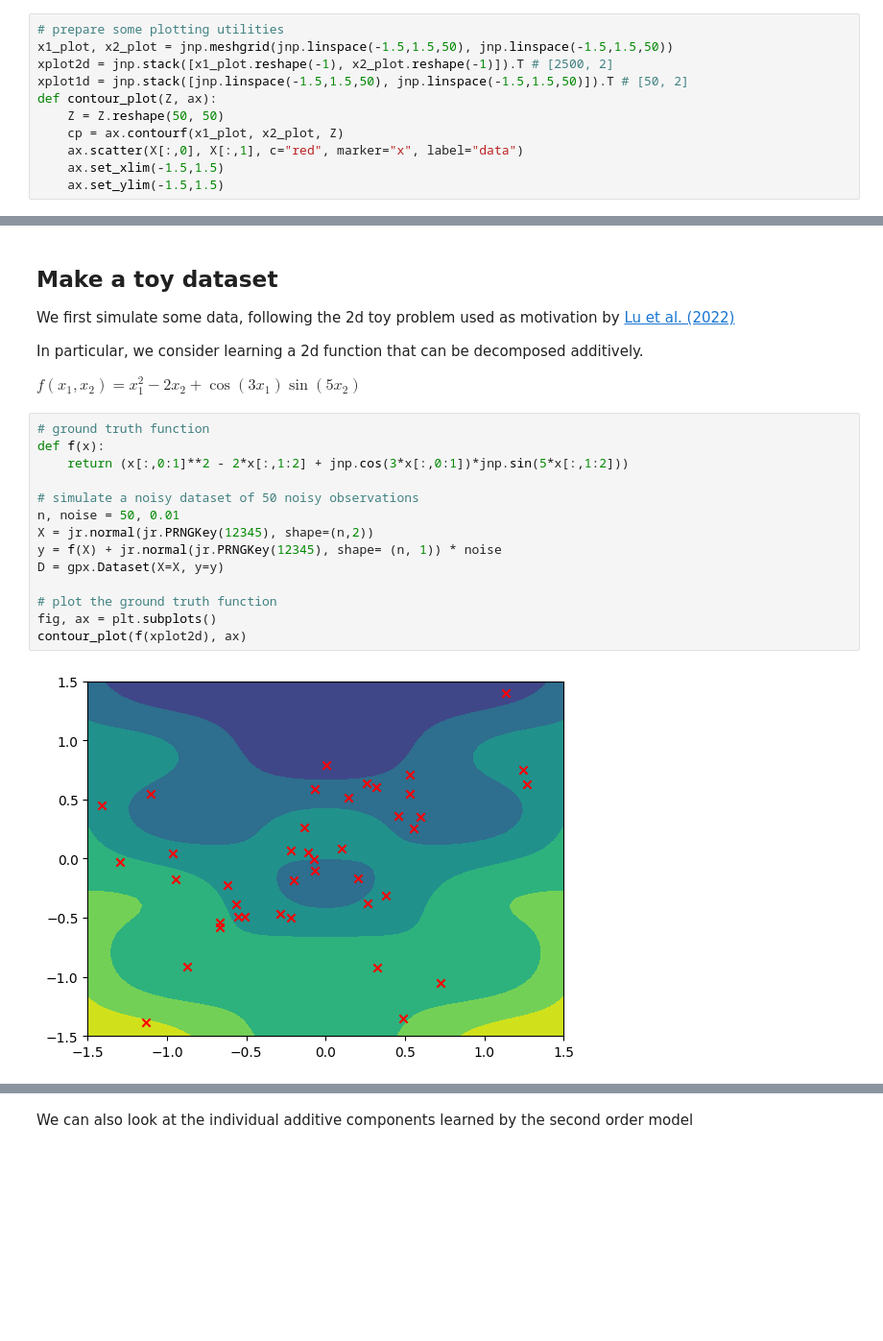
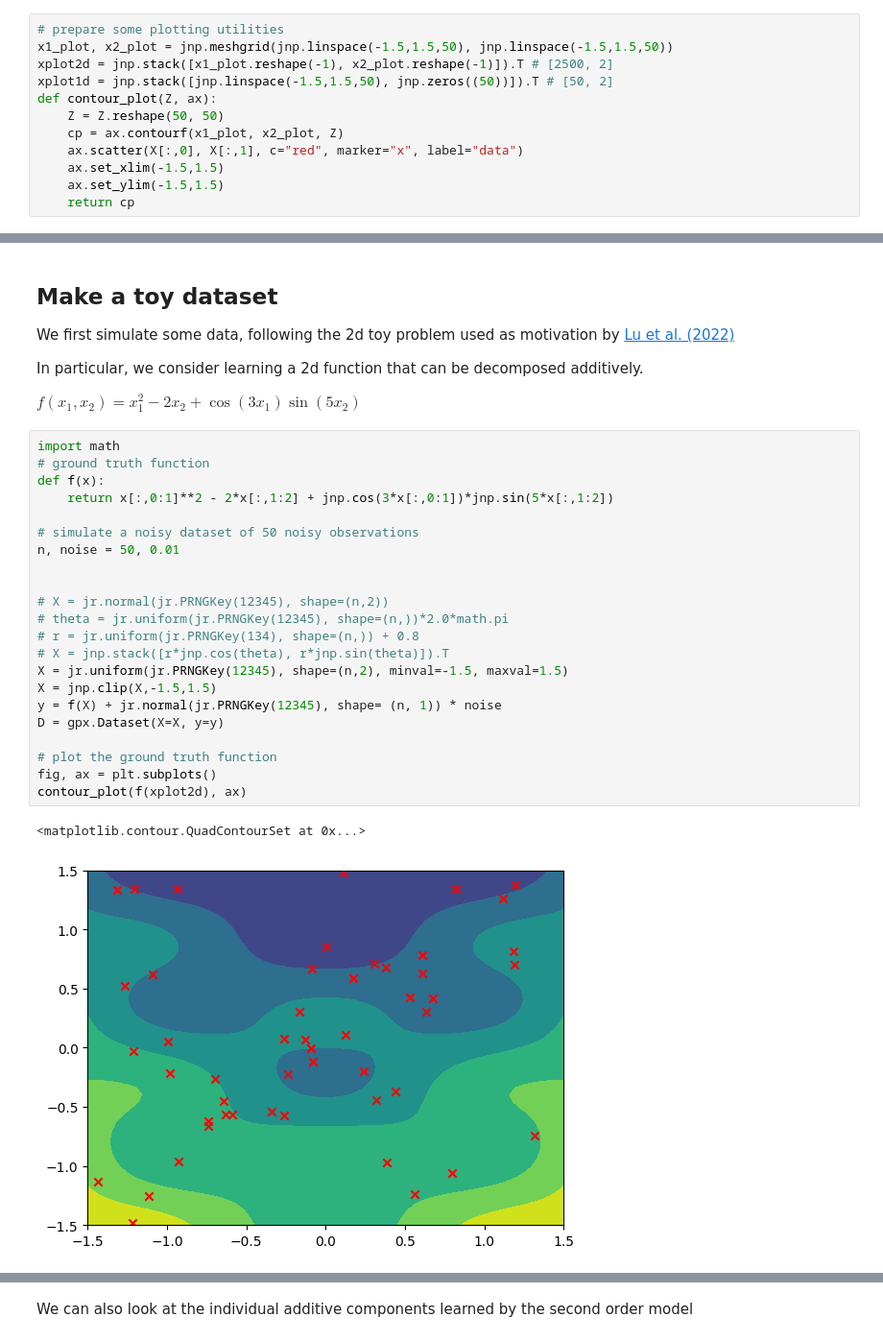
Before and after one commit to JaxGaussianProcesses/GPJax, a Jupyter notebook: docs/examples/OAK.ipynb, the cells around one changed output, grey strips where cells are left out. Shown at 96% size. Drawn from its saved outputs; the diff is of its cells as text; blank space fills up the shorter version.

```diff
--- a/docs/examples/OAK.ipynb
+++ b/docs/examples/OAK.ipynb
@@ -41,10 +51,11 @@ from matplotlib import rcParams
 # prepare some plotting utilities
 x1_plot, x2_plot = jnp.meshgrid(jnp.linspace(-1.5,1.5,50), jnp.linspace(-1.5,1.5,50))
 xplot2d = jnp.stack([x1_plot.reshape(-1), x2_plot.reshape(-1)]).T # [2500, 2]
-xplot1d = jnp.stack([jnp.linspace(-1.5,1.5,50), jnp.linspace(-1.5,1.5,50)]).T # [50, 2]
+xplot1d = jnp.stack([jnp.linspace(-1.5,1.5,50), jnp.zeros((50))]).T # [50, 2]
 def contour_plot(Z, ax):
     Z = Z.reshape(50, 50)
     cp = ax.contourf(x1_plot, x2_plot, Z)
     ax.scatter(X[:,0], X[:,1], c="red", marker="x", label="data")
     ax.set_xlim(-1.5,1.5)
     ax.set_ylim(-1.5,1.5)
+    return cp
@@ -56,18 +102,27 @@ In particular, we consider learning a 2d function that can be decomposed additiv
 
 $f(x_1,x_2) = x_1^2 - 2x_2 + \cos(3x_1)\sin(5x_2)$
 # %%
+import math
 # ground truth function
 def f(x):
-    return (x[:,0:1]**2 - 2*x[:,1:2] + jnp.cos(3*x[:,0:1])*jnp.sin(5*x[:,1:2]))
+    return x[:,0:1]**2 - 2*x[:,1:2] + jnp.cos(3*x[:,0:1])*jnp.sin(5*x[:,1:2])
 
 # simulate a noisy dataset of 50 noisy observations
 n, noise = 50, 0.01
-X = jr.normal(jr.PRNGKey(12345), shape=(n,2))
+
+
+# X = jr.normal(jr.PRNGKey(12345), shape=(n,2))
+# theta = jr.uniform(jr.PRNGKey(12345), shape=(n,))*2.0*math.pi
+# r = jr.uniform(jr.PRNGKey(134), shape=(n,)) + 0.8
+# X = jnp.stack([r*jnp.cos(theta), r*jnp.sin(theta)]).T
+X = jr.uniform(jr.PRNGKey(12345), shape=(n,2), minval=-1.5, maxval=1.5)
+X = jnp.clip(X,-1.5,1.5)
 y = f(X) + jr.normal(jr.PRNGKey(12345), shape= (n, 1)) * noise
 D = gpx.Dataset(X=X, y=y)
 
 # plot the ground truth function
 fig, ax = plt.subplots()
 contour_plot(f(xplot2d), ax)
 # %% [output]
+<matplotlib.contour.QuadContourSet at 0x...>
-[figure, old version]
+[figure, new version]
```
Also changed, not shown: parts of 10 cells of this notebook, 1 other file.
